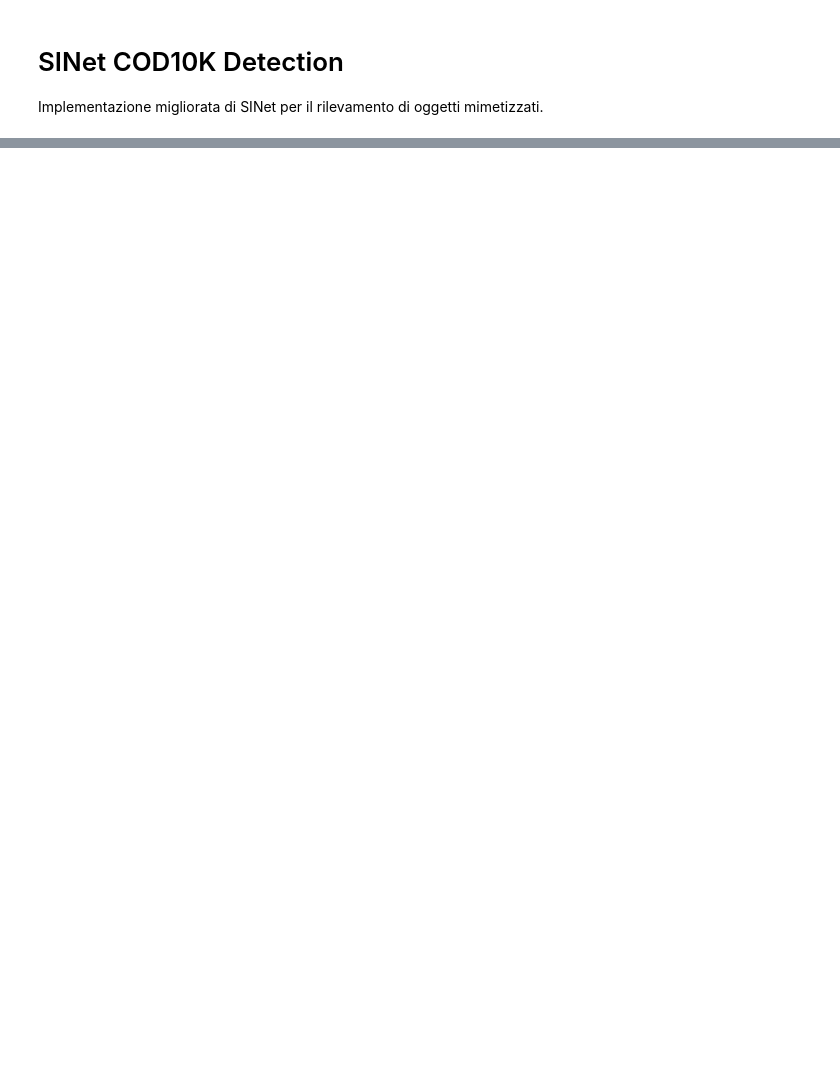
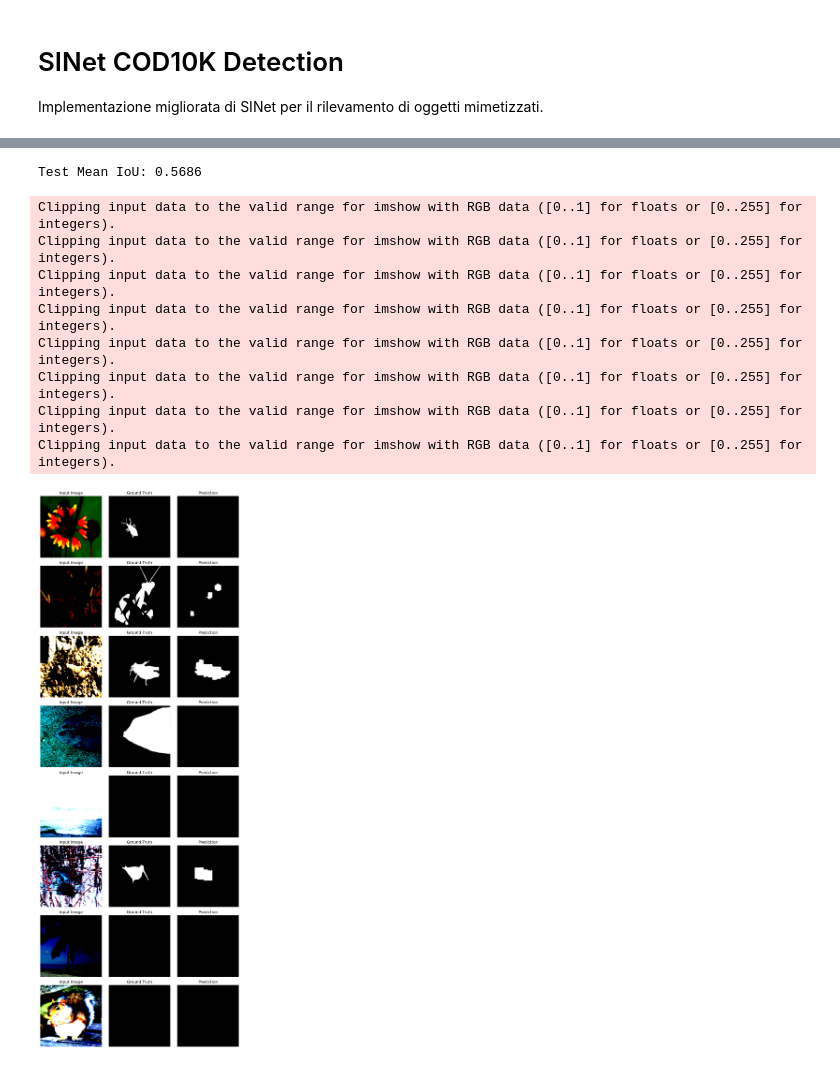
Before and after one commit to NicSuo/Computer-Vision, a Jupyter notebook: sinet_cod10k_detection (1).ipynb, the cells around one changed output, grey strips where cells are left out. Saved outputs shown, nothing was run; the diff lists cells and outputs as text; code cells hidden in the pictures; blank space fills up the shorter version.

Commit message:
Epoch15

```diff
--- a/sinet_cod10k_detection (1).ipynb
+++ b/sinet_cod10k_detection (1).ipynb
@@ -58,10 +57,10 @@ class FocalLoss(nn.Module):
 # %%
 image_transform = transforms.Compose([
     transforms.Resize((224, 224)),
-    transforms.RandomHorizontalFlip(),
-    transforms.RandomVerticalFlip(),
-    transforms.RandomRotation(15),
-    transforms.ColorJitter(brightness=0.3, contrast=0.3, saturation=0.3, hue=0.1),
+    # transforms.RandomHorizontalFlip(),
+    # transforms.RandomVerticalFlip(),
+    # transforms.RandomRotation(15),
+    # transforms.ColorJitter(brightness=0.3, contrast=0.3, saturation=0.3, hue=0.1),
     transforms.GaussianBlur(kernel_size=(3, 3)),
     transforms.ToTensor(),
     transforms.Normalize(mean=[0.485, 0.456, 0.406],
@@ -70,9 +69,9 @@ image_transform = transforms.Compose([
 
 mask_transform = transforms.Compose([
     transforms.Resize((224, 224)),
-    transforms.RandomHorizontalFlip(),
-    transforms.RandomVerticalFlip(),
-    transforms.RandomRotation(15),
+    # transforms.RandomHorizontalFlip(),
+    # transforms.RandomVerticalFlip(),
+    # transforms.RandomRotation(15),
     transforms.GaussianBlur(kernel_size=(3, 3)),
     transforms.ToTensor()
 ])
@@ -86,7 +85,9 @@ train_dataset = CODDataset(
 
 test_dataset = CODDataset("COD10K-v3/Test/Image",
                           "COD10K-v3/Test/GT_Object",
-                          image_transform=image_transform)
+                          image_transform=image_transform,
+                          mask_transform=mask_transform
+                          )
 
 train_loader = DataLoader(train_dataset, batch_size=8, shuffle=True, num_workers=0, pin_memory=True)
 test_loader = DataLoader(test_dataset, batch_size=8, shuffle=False, num_workers=0, pin_memory=True)
@@ -128,7 +129,7 @@ criterion = FocalLoss()
 optimizer = optim.AdamW(model.parameters(), lr=0.0001, weight_decay=1e-4)
 scheduler = optim.lr_scheduler.CosineAnnealingLR(optimizer, T_max=5, eta_min=1e-6)
 # %%
-for epoch in range(5):
+for epoch in range(15):
     model.train()
     total_loss = 0
     for images, masks in train_loader:
@@ -179,0 +298,19 @@ TypeError: default_collate: batch must contain tensors, numpy arrays, numbers, d
+# %%
+# Esegui una valutazione su test_loader
+mean_iou = evaluate_model(model, test_loader, device)
+print(f"Test Mean IoU: {mean_iou:.4f}")
+
+# Visualizza alcune predizioni
+# visualize_predictions(model, test_loader, device, num_images=8)
+visualize_random_samples(model, test_dataset, device, num_images=8)
+# %% [output]
+Test Mean IoU: 0.5686
+Clipping input data to the valid range for imshow with RGB data ([0..1] for floats or [0..255] for integers).
+Clipping input data to the valid range for imshow with RGB data ([0..1] for floats or [0..255] for integers).
+Clipping input data to the valid range for imshow with RGB data ([0..1] for floats or [0..255] for integers).
+Clipping input data to the valid range for imshow with RGB data ([0..1] for floats or [0..255] for integers).
+Clipping input data to the valid range for imshow with RGB data ([0..1] for floats or [0..255] for integers).
+Clipping input data to the valid range for imshow with RGB data ([0..1] for floats or [0..255] for integers).
+Clipping input data to the valid range for imshow with RGB data ([0..1] for floats or [0..255] for integers).
+Clipping input data to the valid range for imshow with RGB data ([0..1] for floats or [0..255] for integers).
+[figure, added]
```
Also changed, not shown: parts of 6 cells of this notebook, 1 other file.
